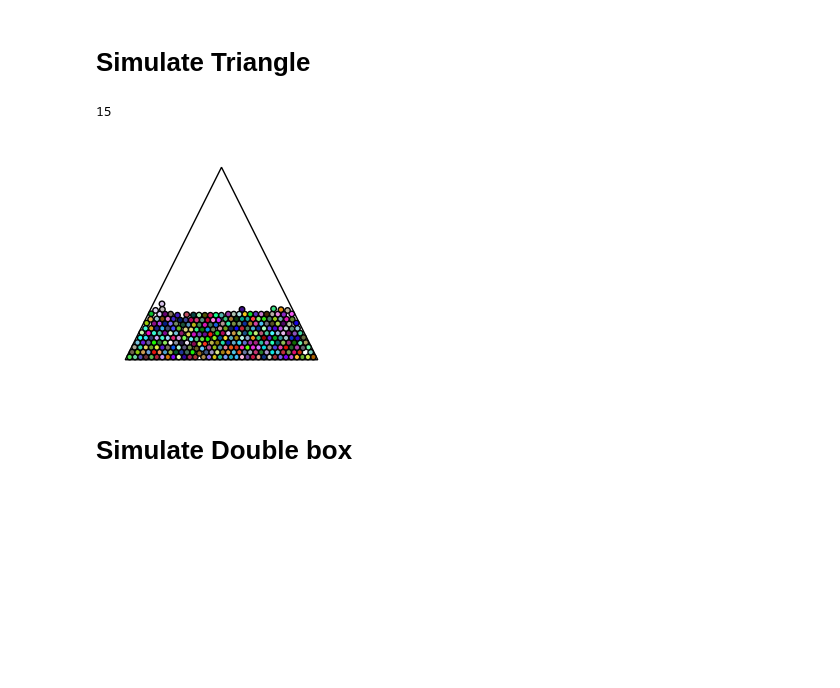
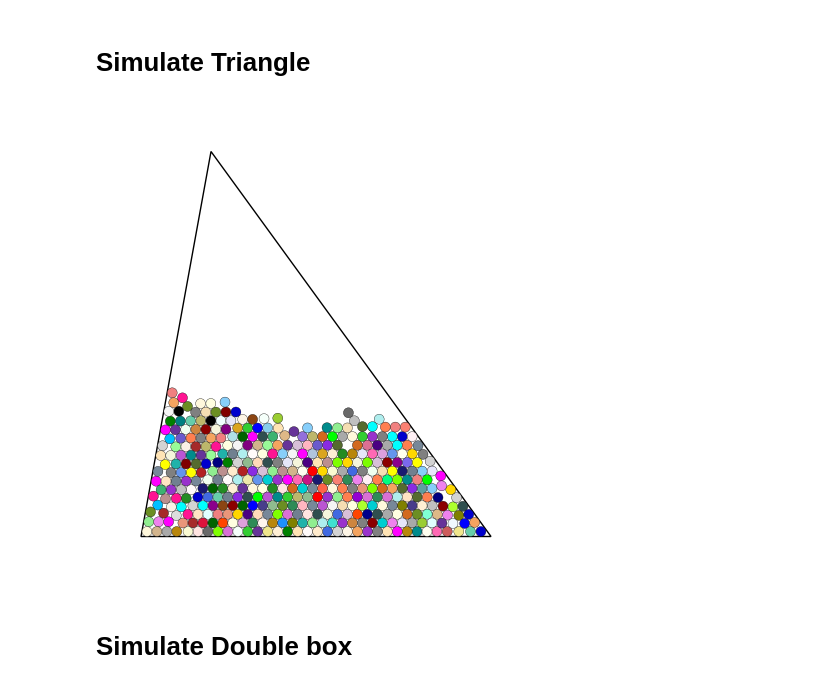
Before and after one commit to seba2390/ParticleSimulations, a Jupyter notebook: main.ipynb, the cells around one changed output. Drawn from its saved outputs; the diff is of its cells as text; code cells hidden in the pictures; blank space fills up the shorter version.

```diff
--- a/main.ipynb
+++ b/main.ipynb
@@ -99,12 +95,12 @@ pbar.close()
 # Simulate in Circle
 # %%
 # Initialize circle scene
-scene_radius = 4.5
+scene_radius = 3.5
 #circle_scene = Circle(radius=scene_radius, vertical_gravity=0.0, restitution=1.0)
 circle_scene = Circle(radius=scene_radius, vertical_gravity=600.0, restitution=0.8)
 
 # Generate particles
-num_particles = 800
+num_particles = 300
 radius_range = (0.1, 0.1)
 density_range = (1.0, 1.0)
 
@@ -115,7 +111,7 @@ circle_scene.generate_particles(num_particles=num_particles,
                                 speed_scaling=15)
 # %%
 # Simulation parameters
-n_steps = 6000
+n_steps = 5000
 dt = 0.0001
 
 # Simulate the scene
@@ -189,28 +187,25 @@ pbar.close()
 # Simulate Triangle
 # %%
 # Initialize circle scene
-triangle_base = 7
-triangle_height = 7
+triangle_base = 10
+triangle_height = 11
 
 #triangle_scene = Triangle(base=triangle_base, height=triangle_height, skewness=-1, vertical_gravity=0.0, restitution=1.0)
-triangle_scene = Triangle(base=triangle_base, height=triangle_height, skewness=0, vertical_gravity=900.0, restitution=0.8)
+triangle_scene = Triangle(base=triangle_base, height=triangle_height, skewness=-0.3, vertical_gravity=600.0, restitution=0.8)
 
 # Generate particles
-num_particles = 300
-radius_range = (0.1, 0.1)
+num_particles = 400
+radius_range = (0.1425, 0.1425)
 density_range = (1.0, 1.0)
 
 # Add particles to the circle scene
 triangle_scene.generate_particles(num_particles=num_particles,
                                   radius_range=radius_range,
                                   density_range=density_range,
-                                  speed_scaling=15,
-                                  max_attempts=10000)
+                                  speed_scaling=15)
-# %% [output]
-15
 # %%
 # Simulation parameters
-n_steps = 2000
+n_steps = 3000
 dt = 0.0001
 
 # Simulate the scene
@@ -221,7 +216,7 @@ for _ in tqdm(range(n_steps)):
 skip_frames = 20  # Change this value to skip frames (e.g., 2 to skip every other frame). Makes animation speed up
 
 # Prepare the figure and axes for plotting
-fig, ax = plt.subplots(1, 1, figsize=(3, 3))
+fig, ax = plt.subplots(1, 1, figsize=(6, 6))
 
 # Calculate the bounding box of the triangle
 min_x = min(triangle_scene.vertices[:, 0])
@@ -243,43 +238,42 @@ ax.add_patch(triangle)
 # Create Circle patches for the particles
 circles = []
 for particle in triangle_scene.particles:
-    circle = plt.Circle(particle.position, particle.radius, facecolor=particle.color, edgecolor='black', fill=True)
+    circle = plt.Circle(particle.position, particle.radius, facecolor=particle.color, linewidth=0.25, edgecolor='black', fill=True)
     ax.add_patch(circle)
     circles.append(circle)
 
 ax.set_xticks([])
 ax.set_yticks([])
 ax.set_aspect('equal', 'box')
 plt.axis('off')
 
 # Adjust the number of frames based on the skip_frames parameter
 adjusted_n_steps = n_steps // skip_frames
 
 pbar = tqdm(total=adjusted_n_steps)
 
 # Update function for the animation
 def update(frame):
     # Adjust frame based on skip_frames
     frame = frame * skip_frames
 
     # For each particle, get the position from its path_history at the adjusted frame
     for i, particle in enumerate(triangle_scene.particles):
-        if frame < len(particle.path_history):  # Ensure the frame doesn't exceed path_history length
-            circles[i].center = particle.path_history[frame]  # Update position from path_history
+        circles[i].center = particle.path_history[frame]  # Update position from path_history
 
     pbar.update(1)
     return circles
 
 
 # Create the animation
 ani = FuncAnimation(fig, update, frames=adjusted_n_steps, interval=30, blit=True)
 
 # Save animation to file (optional)
-ani.save(filename="examples/gravity_triangle_particle_simulation.gif", writer='pillow')
+ani.save(filename="examples/gravity_triangle_particle_simulation.gif", writer='pillow',dpi=250)
 
 pbar.close()
 # %% [output]
-[figure, old version]
+[figure, new version]
 # %% [markdown]
 # Simulate Double box
 # %%
```
Also changed, not shown: parts of 6 cells of this notebook, 5 other files.
